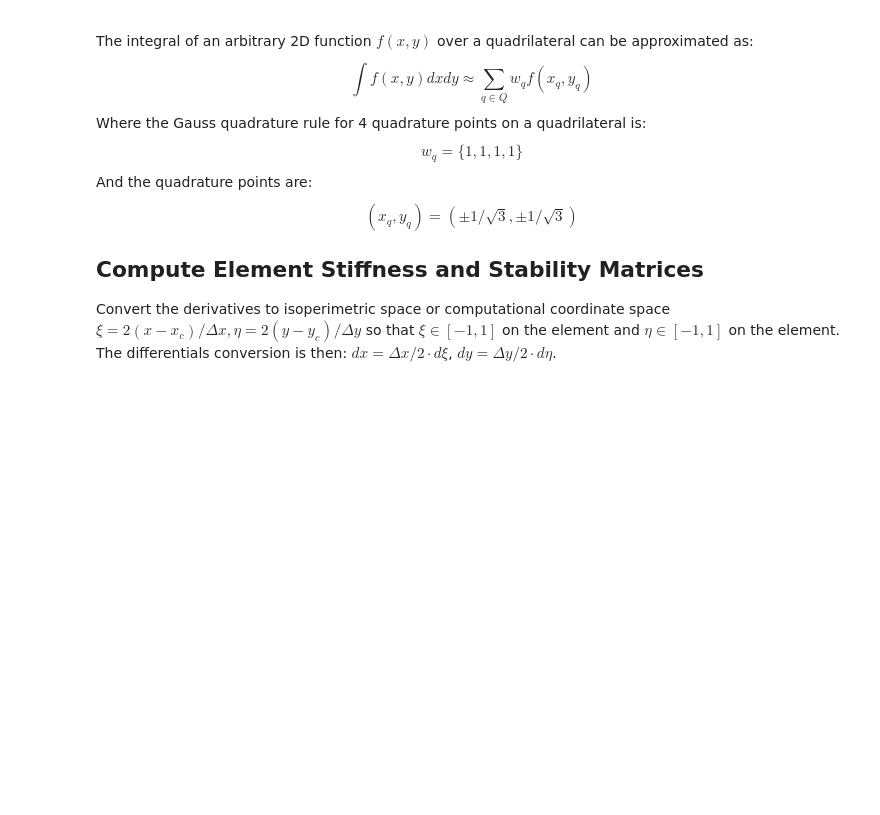
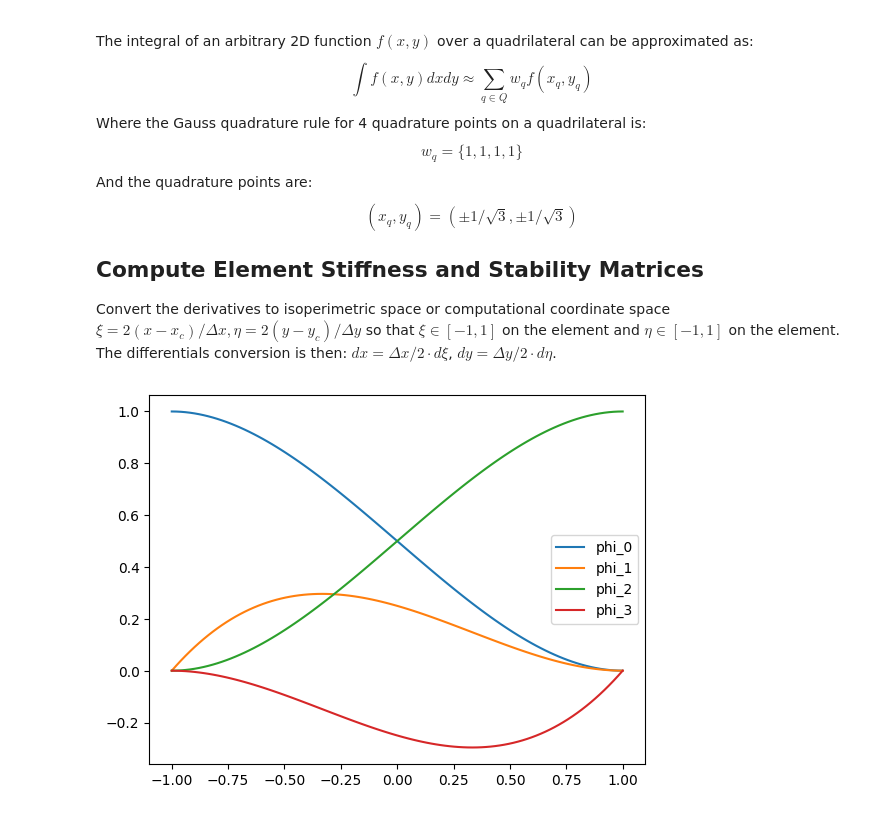
Before and after one commit to sean-engelstad/ml-pde-buckling, a Jupyter notebook: classical/derivation.ipynb, the cells around one changed output. Drawn from its saved outputs; the diff is of its cells as text; code cells hidden in the pictures; blank space fills up the shorter version.

```diff
--- a/classical/derivation.ipynb
+++ b/classical/derivation.ipynb
@@ -330,0 +46,34 @@ def plot_eigenvec(a, b, nxe, nye, phi):
+# %%
+# check and plot the hermite cubic polynomials in 1d
+import matplotlib.pyplot as plt
+import numpy as np
+
+def hermite_cubic_polynomials_1d(ibasis):
+    # node 1 is xi = -1, node 2 is xi = 1
+    if ibasis == 0: # w for node 1
+        return [0.5, -0.75, 0.0, 0.25]
+    elif ibasis == 1: # dw/dx for node 1
+        return [0.25, -0.25, -0.25, 0.25]
+    elif ibasis == 2: # w for node 2
+        return [0.5, 0.75, 0.0, -0.25]
+    elif ibasis == 3: # dw/dx for node 2
+        return [-0.25, -0.25, 0.25, 0.25]
+
+def eval_polynomial(poly_list, value):
+    poly_list_arr = np.array(poly_list)
+    var_list_arr = np.array([value**(ind) for ind in range(len(poly_list))])
+    return np.dot(poly_list_arr, var_list_arr)
+
+def hermite_cubic_1d(ibasis, xi):
+    poly_list = hermite_cubic_polynomials_1d(ibasis)
+    return eval_polynomial(poly_list, xi)
+
+xi_vec = np.linspace(-1, 1, 100)
+for ibasis in range(4):
+    poly = hermite_cubic_polynomials_1d(ibasis)
+    h_vec = np.array([eval_polynomial(poly, xi) for xi in xi_vec])
+    plt.plot(xi_vec, h_vec, label=f"phi_{ibasis}")
+plt.legend()
+plt.show()
+# %% [output]
+[figure, added]
```
Also changed, not shown: parts of 4 cells of this notebook.
